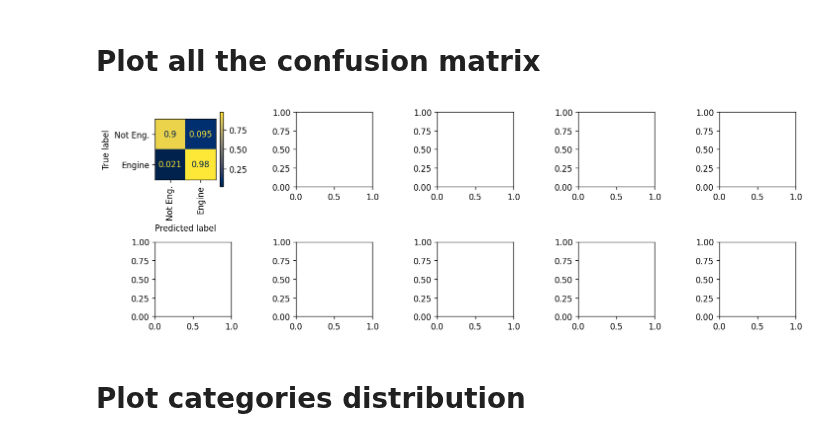
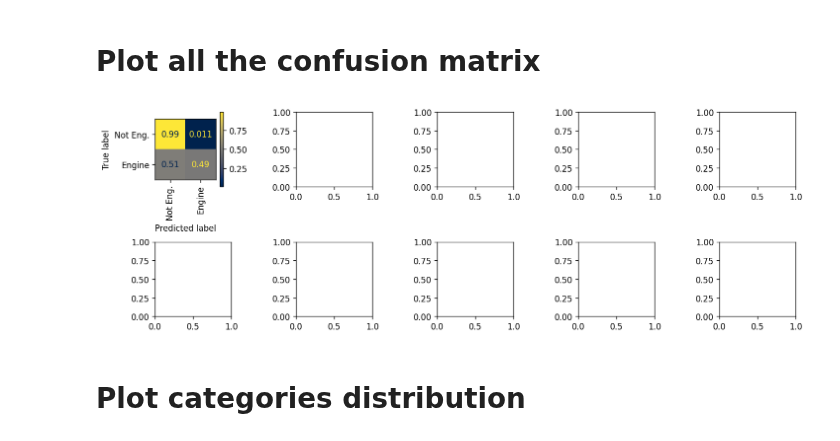
Before and after one commit to matsozza/Python_ML_CombustionEnginesRecog_MBA, a Jupyter notebook: Convolutional Neural Network.ipynb, the cells around one changed output. Cells and saved outputs as stored; diff of their text form; code cells hidden in the pictures.

```diff
--- a/Convolutional Neural Network.ipynb
+++ b/Convolutional Neural Network.ipynb
@@ -154,7 +173,7 @@ def CNN_modelDefinition(useLeakyRelu=0):
 
     pool_size = (2, 2)
     kernel_size = (3, 3)
-    input_shape = (60, 41, 1)
+    input_shape = (SOUND_N_MELS, SOUNDSEG_SIZE, 1)
     num_classes = 2  # 10
 
     # ---------- Convolutional + Pooling Layer 1 ---------- #
@@ -168,7 +187,7 @@ def CNN_modelDefinition(useLeakyRelu=0):
         model.add(keras.layers.LeakyReLU(alpha=0.1))
     model.add(keras.layers.MaxPooling2D(pool_size=pool_size))
 
-    # model.add(keras.layers.Dropout(0.2))
+    model.add(keras.layers.Dropout(0.2))
 
     # ---------- Convolutional + Pooling Layer 2 ---------- #
     model.add(keras.layers.Conv2D(80, kernel_size,
@@ -180,15 +199,16 @@ def CNN_modelDefinition(useLeakyRelu=0):
         model.add(keras.layers.LeakyReLU(alpha=0.1))
     model.add(keras.layers.MaxPooling2D(pool_size=pool_size))
 
+    model.add(keras.layers.Dropout(0.2))
+
     # ---------- Pooling Layer Layer ---------- #
     model.add(keras.layers.GlobalMaxPooling2D())
 
     # ---------- Flat Layers ---------- #
     model.add(keras.layers.Dense(512, activation="relu"))
-    #model.add(keras.layers.Dense(64, activation="relu"))
     model.add(keras.layers.Dense(num_classes, activation="softmax"))
 
     model.compile(optimizer=keras.optimizers.Adam(1e-4), loss=keras.losses.SparseCategoricalCrossentropy(),
-                  metrics=["accuracy"])
+                  metrics=["accuracy", "mse"])
     return model
 # %% [markdown]
@@ -242,7 +254,7 @@ Num of segments for this folder -  449  - out of -  25  audios.
 # %% [markdown]
 # CNN Training and Testing
 # %%
-### Train and evaluate via 10-audiosSubPaths cross-validation ###
+### Train and evaluate via 10-soundsSubPaths cross-validation ###
 kf = KFold(n_splits=10)
 
 # List containing all confusion matrix for all K-Fold Train-Test
@@ -252,7 +264,7 @@ allFitResults_A = []
 
 # Loop to traint-test in all folder combinations.
 idx = 0
-for train_index, test_index in kf.split(audiosSubPaths):
+for train_index, test_index in kf.split(soundsSubPaths):
     idx = idx+1
 
     print('--> Starting a loop! - Folder ', idx)
@@ -264,9 +276,9 @@ for train_index, test_index in kf.split(audiosSubPaths):
     # Loop through all training folders and gather data in single feature array
     for idxTrainFolder in train_index:
         print('-> Getting data from TRAINING folder ', idxTrainFolder+1)
-        # Read pre-saved features or segments of an audio file (pre-processed)
+        # Read pre-saved features or segments of an sound file (pre-processed)
         train_data = np.load("{0}/{1}.npz".format(processedPath,
-                             audiosSubPaths[idxTrainFolder]), allow_pickle=True)
+                             soundsSubPaths[idxTrainFolder]), allow_pickle=True)
 
         # Append all the 'features' and 'classes' train datasets
         # in a single list containing all train folders data
@@ -283,7 +295,7 @@ for train_index, test_index in kf.split(audiosSubPaths):
     # Load test data from the test folder
     print('\n-> Getting data from TESTING folder ', test_index+1)
     test_data = np.load("{0}/{1}.npz".format(processedPath,
-                        audiosSubPaths[test_index][0]), allow_pickle=True)
+                        soundsSubPaths[test_index][0]), allow_pickle=True)
     x_test = test_data["features"]
     y_test = test_data["classes"]
     print('-> TEST dataset size: ', len(x_test))
@@ -292,7 +304,7 @@ for train_index, test_index in kf.split(audiosSubPaths):
 
     print('\n--> Fitting model!')
     allFitResults_A.append(CNN_model.fit(x_train, y_train, validation_data=(
-        x_test, y_test), epochs=1, batch_size=96, verbose=1))
+        x_test, y_test), epochs=6, batch_size=32, verbose=1))
 
     # Predict results from test data
     y_test_pred = []
@@ -346,33 +358,32 @@ Class identifiers according to UrbanSounds 8k :
 # %%
 # Plot all confusion matrix
 from matplotlib.pyplot import text
 from numpy import size
 
 
 f, a = plt.subplots(2, 5, dpi=120)
 f.set_figheight(10*.5)
 f.set_figwidth(25*.5)
 f.tight_layout(pad=4.5)
 
 
 idxRow = 0
 idxCol = 0
 for cm in allConfusionMatrix_AM:
     if idxCol == 0:
         cmDisplay = ConfusionMatrixDisplay(
             confusion_matrix=cm, display_labels=['Not Eng.', 'Engine'])
     else:
-        cmDisplay = ConfusionMatrixDisplay(confusion_matrix=cmDisplay)
+        cmDisplay = ConfusionMatrixDisplay(confusion_matrix=cm)
 
-    cmPlt = cmDisplay.plot(ax=a[idxRow][idxCol],
-                           cmap='cividis', xticks_rotation='vertical')
+    cmPlt = cmDisplay.plot(ax=a[idxRow][idxCol],  cmap='cividis', xticks_rotation='vertical')
 
     idxCol += 1
     if idxCol == 5:
-        idxCol = 0
-        idxRow = 1
+        idxCol=0;
+        idxRow=1;
 # %% [output]
-[figure, old version]
+[figure, new version]
 # %% [markdown]
 # Plot categories distribution
 # %%
```
Also changed, not shown: parts of 12 cells of this notebook, 5 other files.
